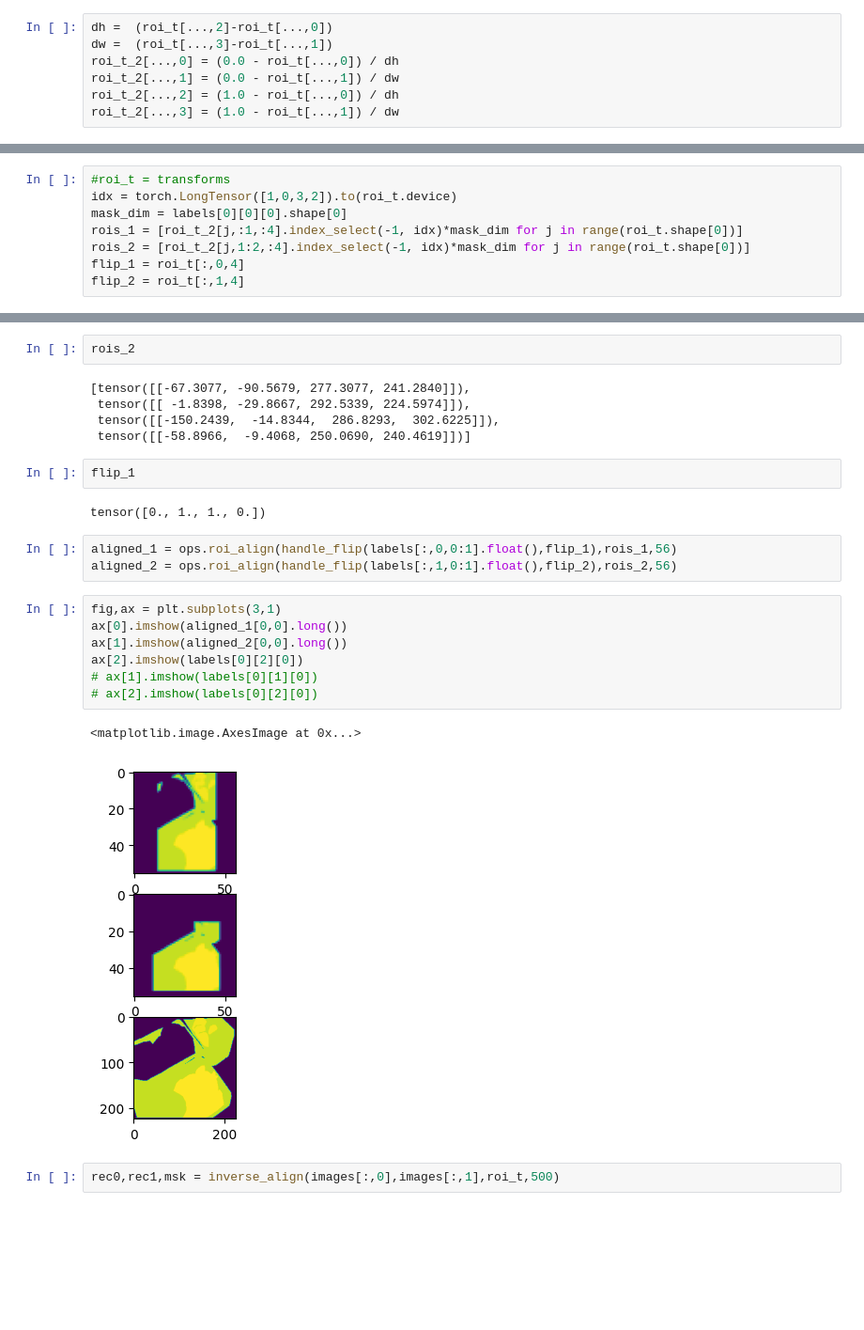
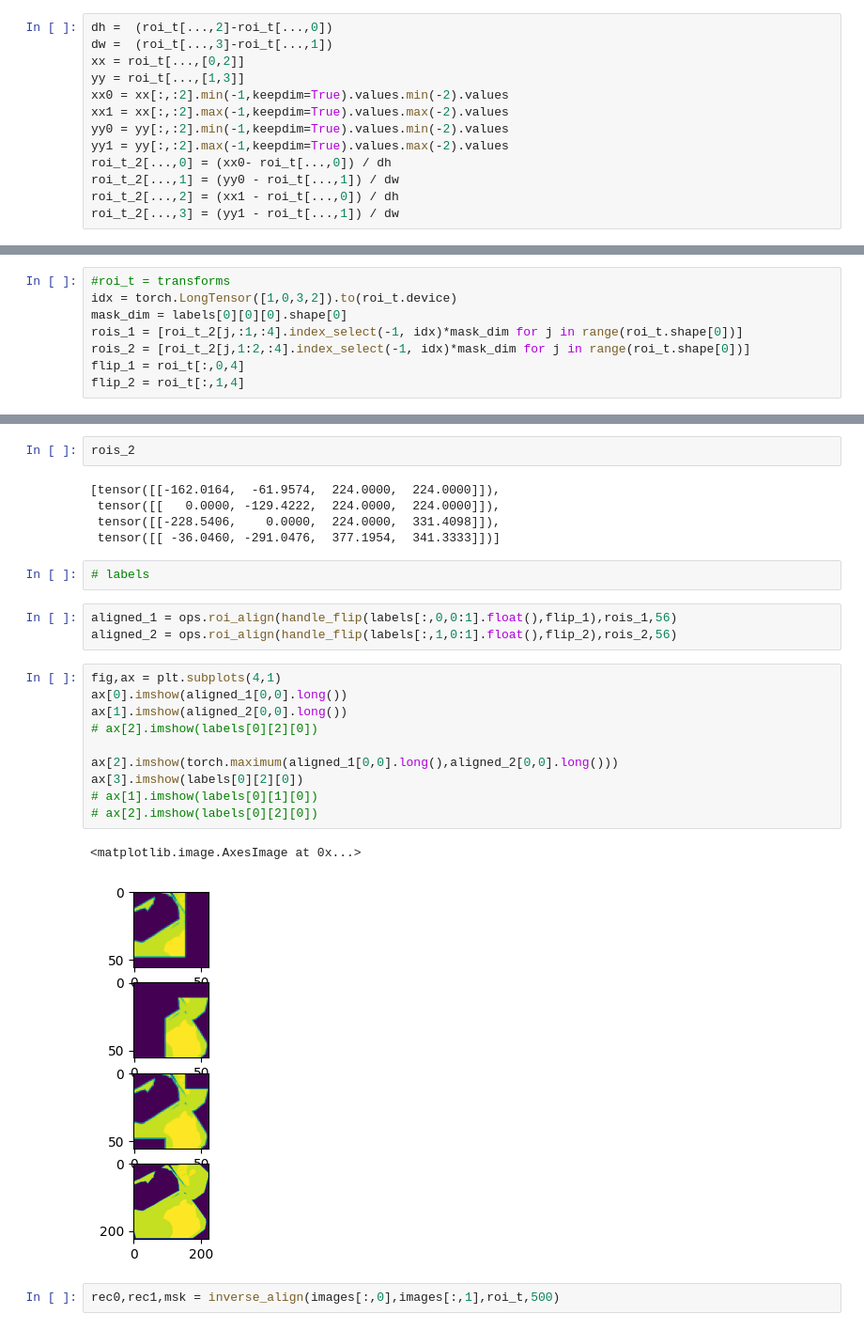
Before and after one commit to KKallidromitis/BYOL-PyTorch-1, a Jupyter notebook: Alignement.ipynb, the cells around one changed output, grey strips where cells are left out. Shown at 94% size. Drawn from its saved outputs; the diff is of its cells as text; blank space fills up the shorter version.

```diff
--- a/Alignement.ipynb
+++ b/Alignement.ipynb
@@ -111,7 +111,13 @@ torch.Size([64, 3, 5])
 # %%
 dh =  (roi_t[...,2]-roi_t[...,0])
 dw =  (roi_t[...,3]-roi_t[...,1])
-roi_t_2[...,0] = (0.0 - roi_t[...,0]) / dh
-roi_t_2[...,1] = (0.0 - roi_t[...,1]) / dw
-roi_t_2[...,2] = (1.0 - roi_t[...,0]) / dh
-roi_t_2[...,3] = (1.0 - roi_t[...,1]) / dw
+xx = roi_t[...,[0,2]]
+yy = roi_t[...,[1,3]]
+xx0 = xx[:,:2].min(-1,keepdim=True).values.min(-2).values
+xx1 = xx[:,:2].max(-1,keepdim=True).values.max(-2).values
+yy0 = yy[:,:2].min(-1,keepdim=True).values.min(-2).values
+yy1 = yy[:,:2].max(-1,keepdim=True).values.max(-2).values
+roi_t_2[...,0] = (xx0- roi_t[...,0]) / dh
+roi_t_2[...,1] = (yy0 - roi_t[...,1]) / dw
+roi_t_2[...,2] = (xx1 - roi_t[...,0]) / dh
+roi_t_2[...,3] = (yy1 - roi_t[...,1]) / dw
@@ -134,27 +148,28 @@ tensor([-0.4043, -0.3005,  1.0772,  1.2380,  1.0000])
 # %%
 rois_2
 # %% [output]
-[tensor([[-67.3077, -90.5679, 277.3077, 241.2840]]),
- tensor([[ -1.8398, -29.8667, 292.5339, 224.5974]]),
- tensor([[-150.2439,  -14.8344,  286.8293,  302.6225]]),
- tensor([[-58.8966,  -9.4068, 250.0690, 240.4619]])]
+[tensor([[-162.0164,  -61.9574,  224.0000,  224.0000]]),
+ tensor([[   0.0000, -129.4222,  224.0000,  224.0000]]),
+ tensor([[-228.5406,    0.0000,  224.0000,  331.4098]]),
+ tensor([[ -36.0460, -291.0476,  377.1954,  341.3333]])]
 # %%
-flip_1
+# labels
-# %% [output]
-tensor([0., 1., 1., 0.])
 # %%
 aligned_1 = ops.roi_align(handle_flip(labels[:,0,0:1].float(),flip_1),rois_1,56)
 aligned_2 = ops.roi_align(handle_flip(labels[:,1,0:1].float(),flip_2),rois_2,56)
 # %%
-fig,ax = plt.subplots(3,1)
+fig,ax = plt.subplots(4,1)
 ax[0].imshow(aligned_1[0,0].long())
 ax[1].imshow(aligned_2[0,0].long())
-ax[2].imshow(labels[0][2][0])
+# ax[2].imshow(labels[0][2][0])
+
+ax[2].imshow(torch.maximum(aligned_1[0,0].long(),aligned_2[0,0].long()))
+ax[3].imshow(labels[0][2][0])
 # ax[1].imshow(labels[0][1][0])
 # ax[2].imshow(labels[0][2][0])
 # %% [output]
 <matplotlib.image.AxesImage at 0x...>
-[figure, old version]
+[figure, new version]
 # %%
 rec0,rec1,msk = inverse_align(images[:,0],images[:,1],roi_t,500)
 # %%
```
Also changed, not shown: parts of 8 cells of this notebook, 6 other files.
